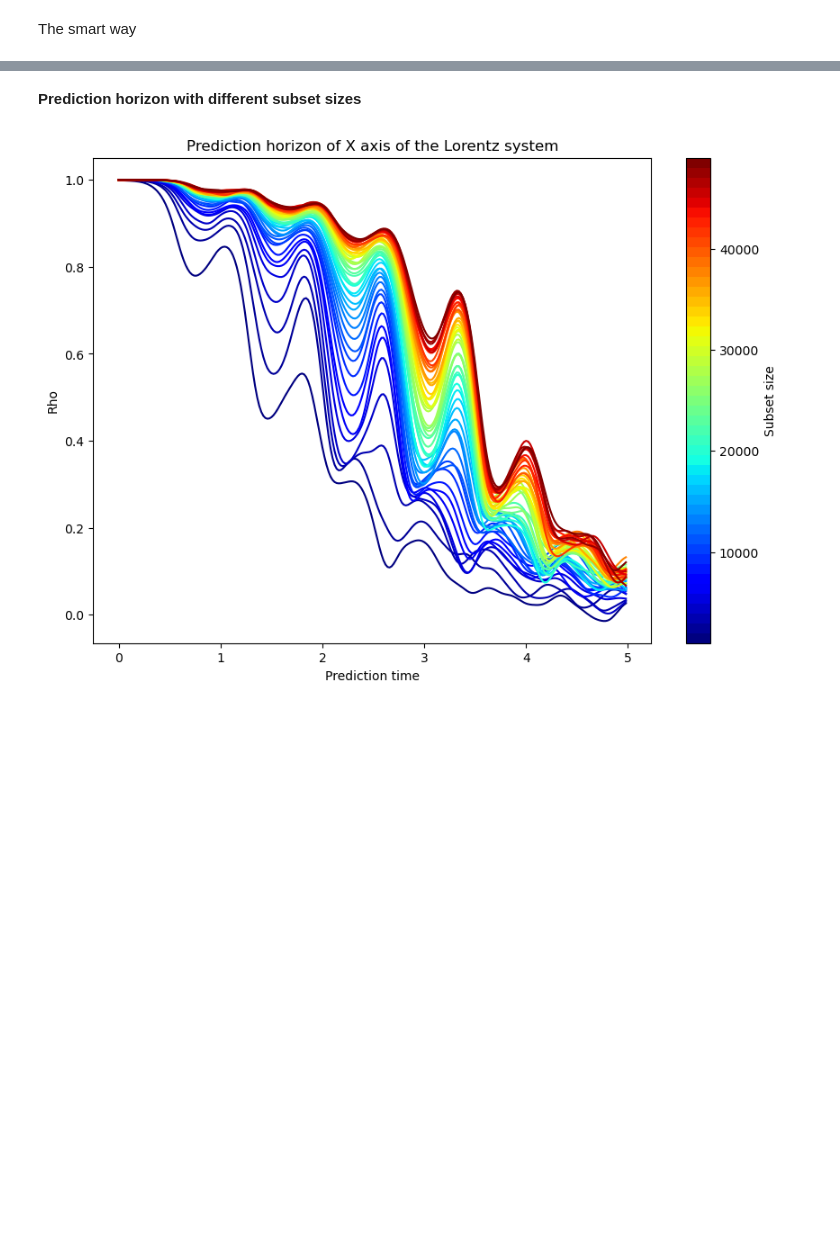
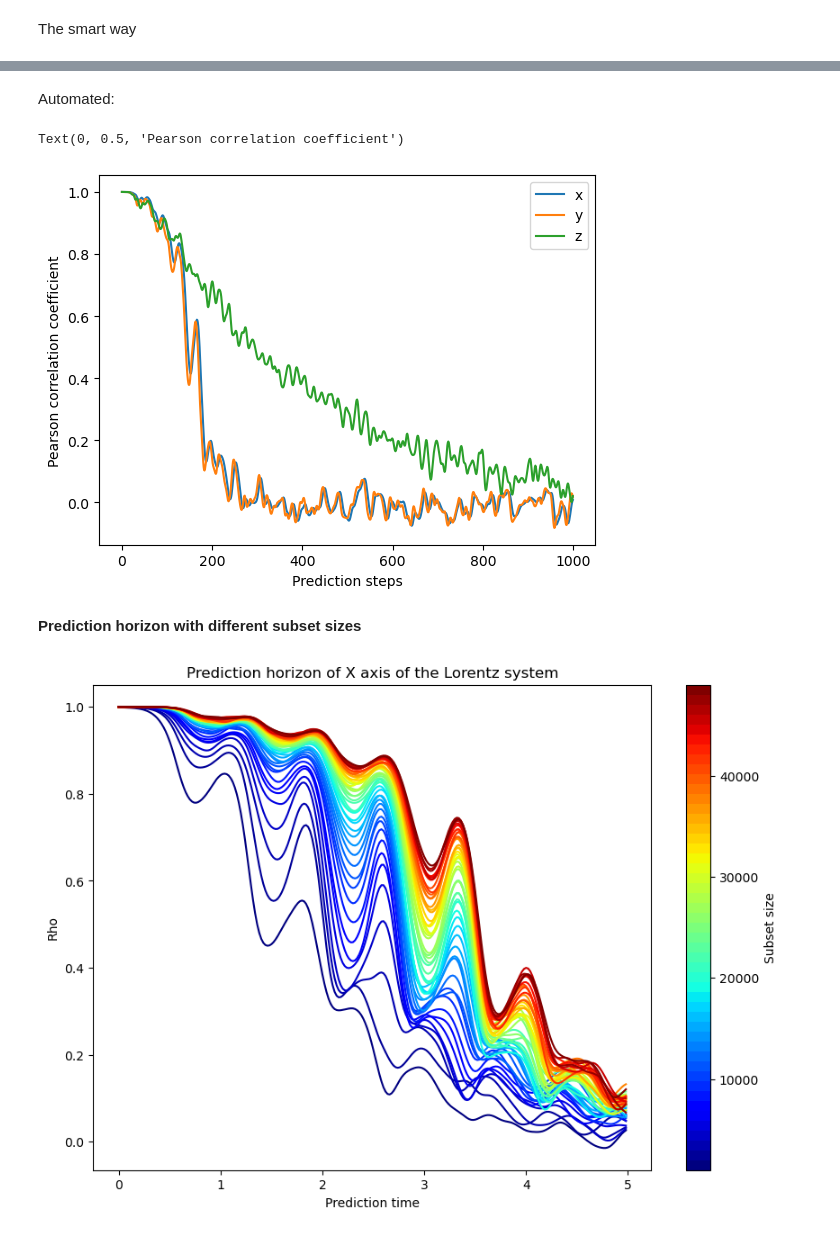
Before and after one commit to z7743/FastCCM, a Jupyter notebook: notebooks/FastCCM usage examples.ipynb, the cells around one changed output, grey strips where cells are left out. Saved outputs shown, nothing was run; the diff lists cells and outputs as text; code cells hidden in the pictures; blank space fills up the shorter version.

```diff
--- a/notebooks/FastCCM usage examples.ipynb
+++ b/notebooks/FastCCM usage examples.ipynb
@@ -148,3 +182,17 @@ plt.plot(res)
+# %% [markdown]
+Automated:
+# %%
+conv_test_res = CCM_utils.Functions("cpu").prediction_interval_test(x = X[0], y = X[0],
+                                       subset_size = 10000,
+                                       subsample_size=1000, exclusion_rad=20, max_tp=1000, method="simplex", nbrs_num = 5)
+
+plt.plot(conv_test_res["tp_list"],conv_test_res["X_to_Y"][:,:,0].T, label=["x", "y", "z"])
+plt.legend()
+plt.xlabel("Prediction steps")
+plt.ylabel("Pearson correlation coefficient")
+# %% [output]
+Text(0, 0.5, 'Pearson correlation coefficient')
+[figure, added]
 # %% [markdown]
 **Prediction horizon with different subset sizes**
 # %%
```
Also changed, not shown: parts of 11 cells of this notebook, 2 other files.
